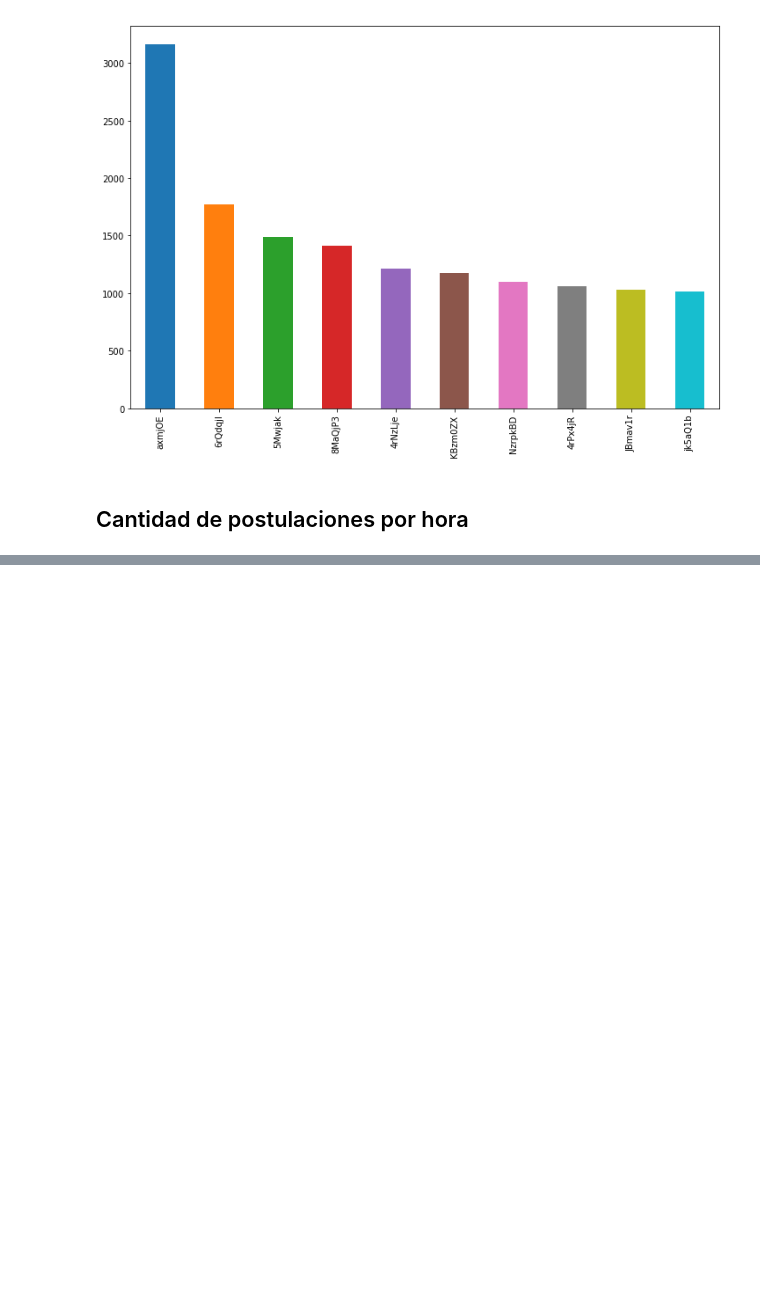
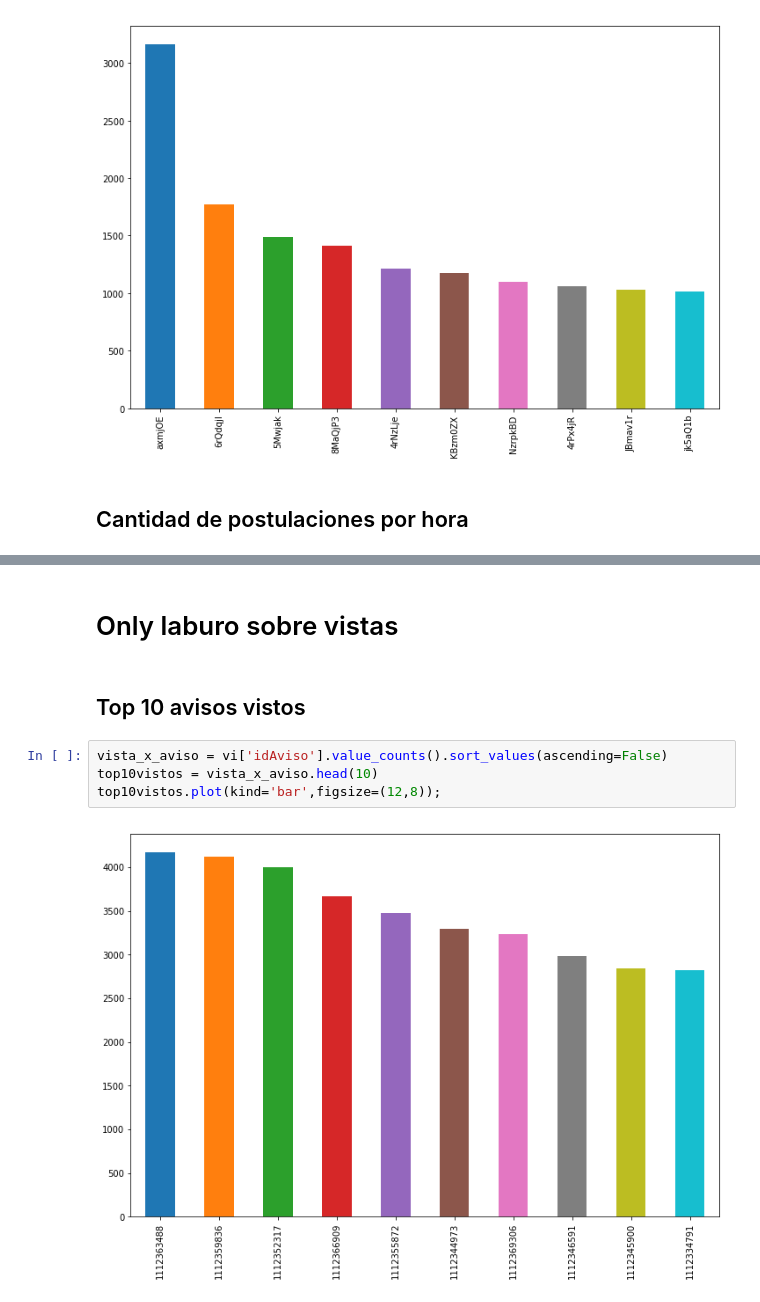
Before and after one commit to lucioll/NaventDatosTP, a Jupyter notebook: TP1Fabri.ipynb, the cells around one changed output, grey strips where cells are left out. Cells and saved outputs as stored; diff of their text form; blank space fills up the shorter version.

```diff
--- a/TP1Fabri.ipynb
+++ b/TP1Fabri.ipynb
@@ -84,0 +75,10 @@ post.groupby('hours').count()['idpostulante'].plot(figsize=(14,4));
+# %% [markdown]
+# Only laburo sobre vistas
+# %% [markdown]
+## Top 10 avisos vistos
+# %%
+vista_x_aviso = vi['idAviso'].value_counts().sort_values(ascending=False)
+top10vistos = vista_x_aviso.head(10)
+top10vistos.plot(kind='bar',figsize=(12,8));
+# %% [output]
+[figure, added]
```
Also changed, not shown: parts of 7 cells of this notebook, 1 other file.
